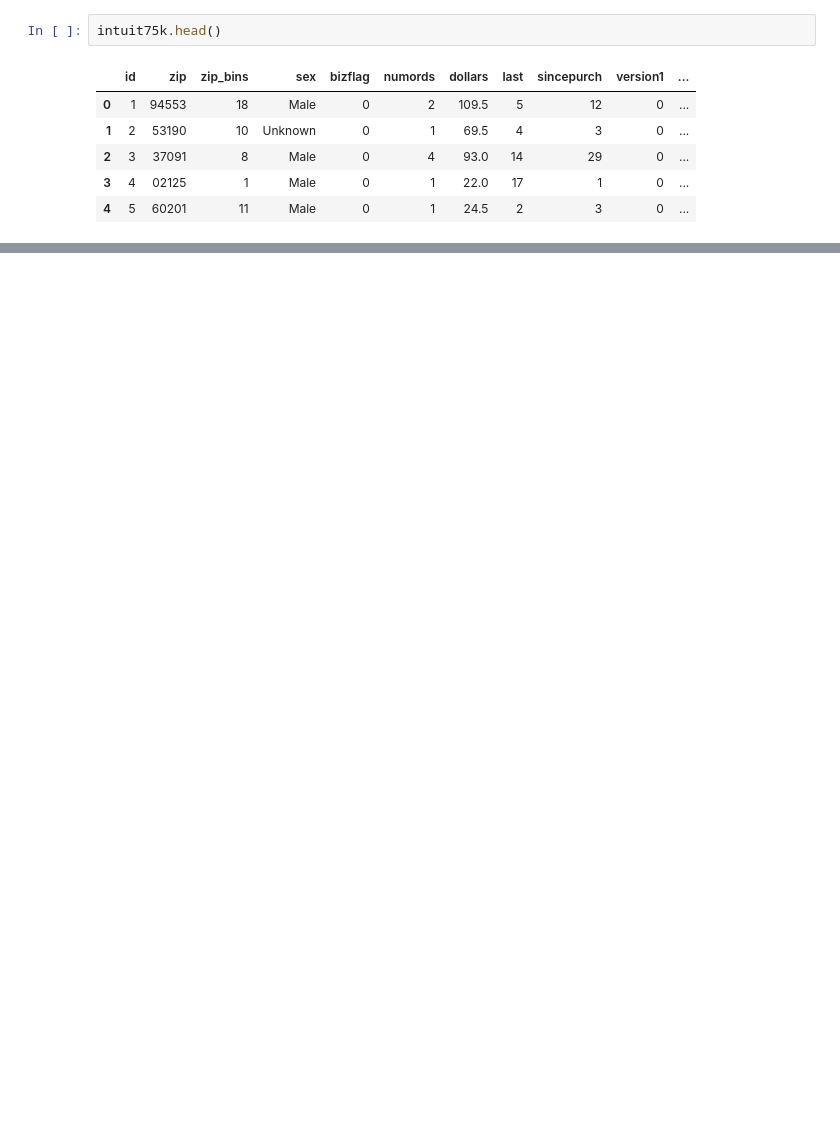
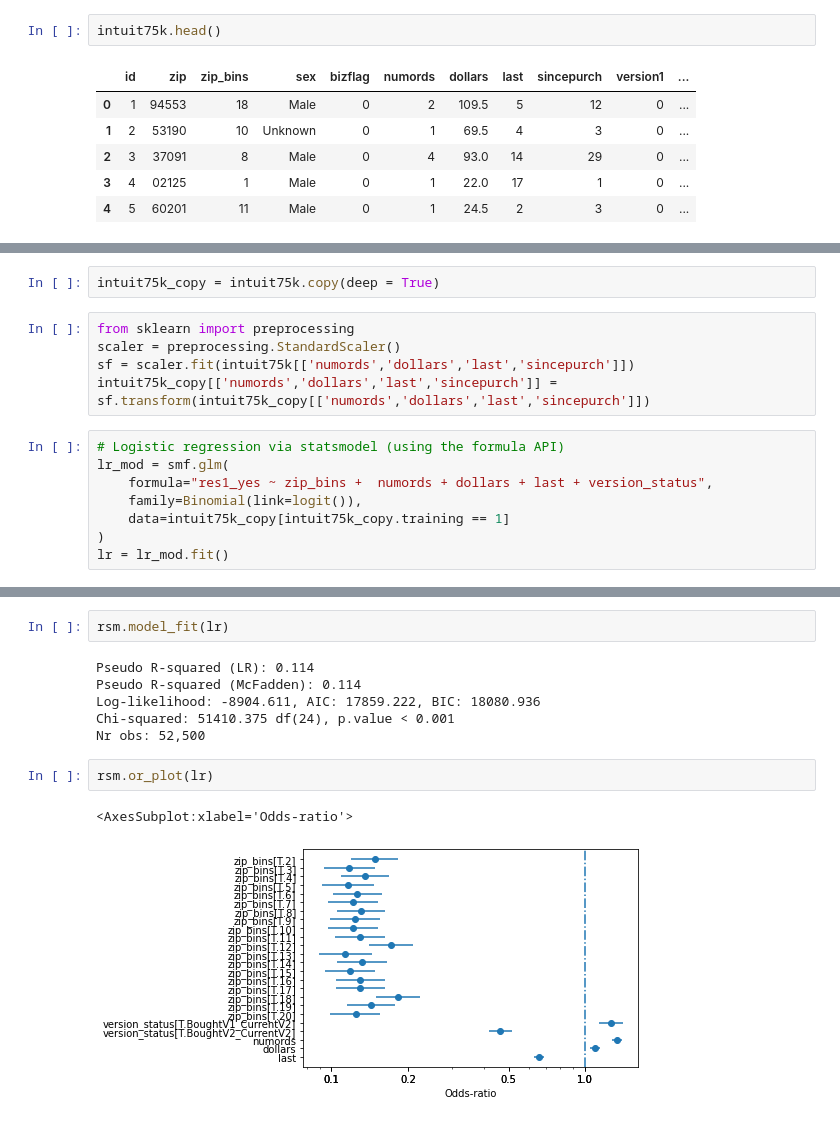
Before and after one commit to sauravjayan/Intuit-Quickbooks, a Jupyter notebook: sub-notebooks/Deep.ipynb, the cells around one changed output, grey strips where cells are left out. Saved outputs shown, nothing was run; the diff lists cells and outputs as text; blank space fills up the shorter version.

```diff
--- a/sub-notebooks/Deep.ipynb
+++ b/sub-notebooks/Deep.ipynb
@@ -234,0 +248,15 @@ dtype: object
+# %%
+intuit75k_copy = intuit75k.copy(deep = True)
+# %%
+from sklearn import preprocessing
+scaler = preprocessing.StandardScaler()
+sf = scaler.fit(intuit75k[['numords','dollars','last','sincepurch']])
+intuit75k_copy[['numords','dollars','last','sincepurch']] = sf.transform(intuit75k_copy[['numords','dollars','last','sincepurch']])
+# %%
+# Logistic regression via statsmodel (using the formula API)
+lr_mod = smf.glm(
+    formula="res1_yes ~ zip_bins +  numords + dollars + last + version_status",
+    family=Binomial(link=logit()),
+    data=intuit75k_copy[intuit75k_copy.training == 1]
+)
+lr = lr_mod.fit()
@@ -236,0 +343,13 @@ dtype: object
+# %%
+rsm.model_fit(lr)
+# %% [output]
+Pseudo R-squared (LR): 0.114
+Pseudo R-squared (McFadden): 0.114
+Log-likelihood: -8904.611, AIC: 17859.222, BIC: 18080.936
+Chi-squared: 51410.375 df(24), p.value < 0.001
+Nr obs: 52,500
+# %%
+rsm.or_plot(lr)
+# %% [output]
+<AxesSubplot:xlabel='Odds-ratio'>
+[figure, added]
```
Also changed, not shown: parts of 47 cells of this notebook, 1 other file.
